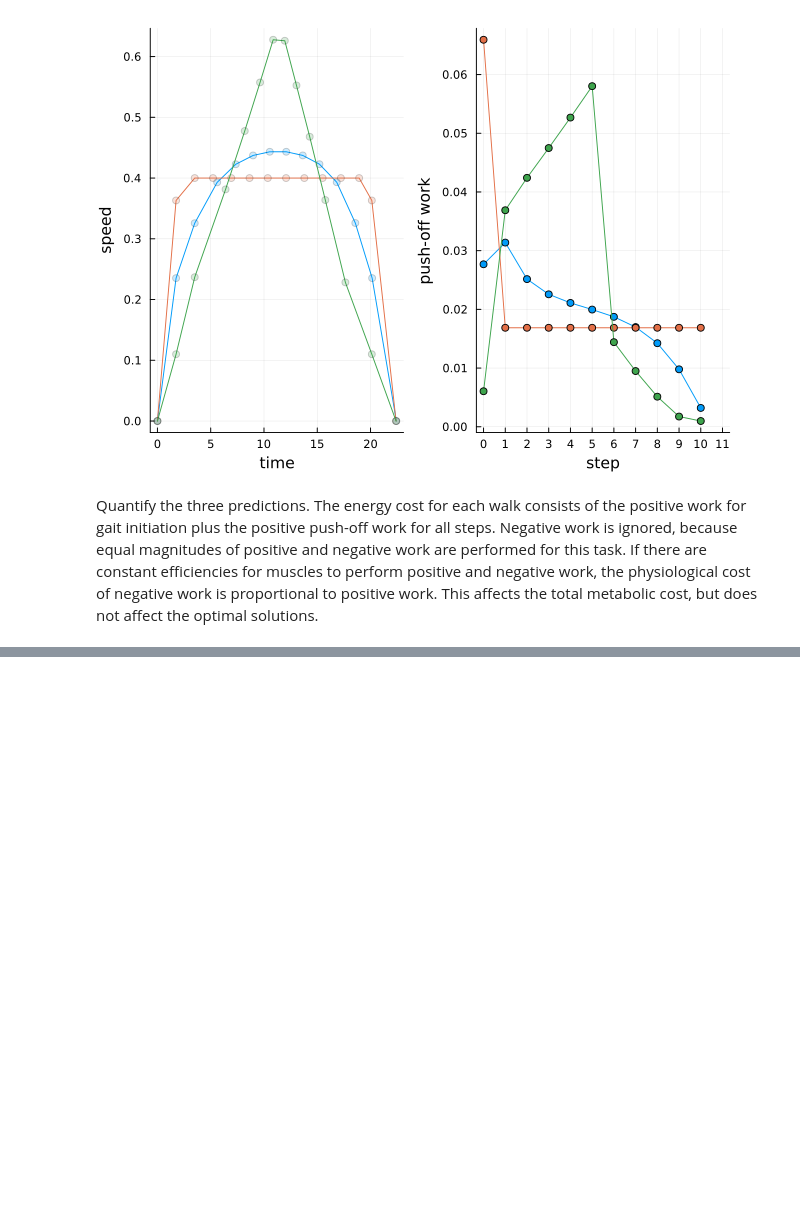
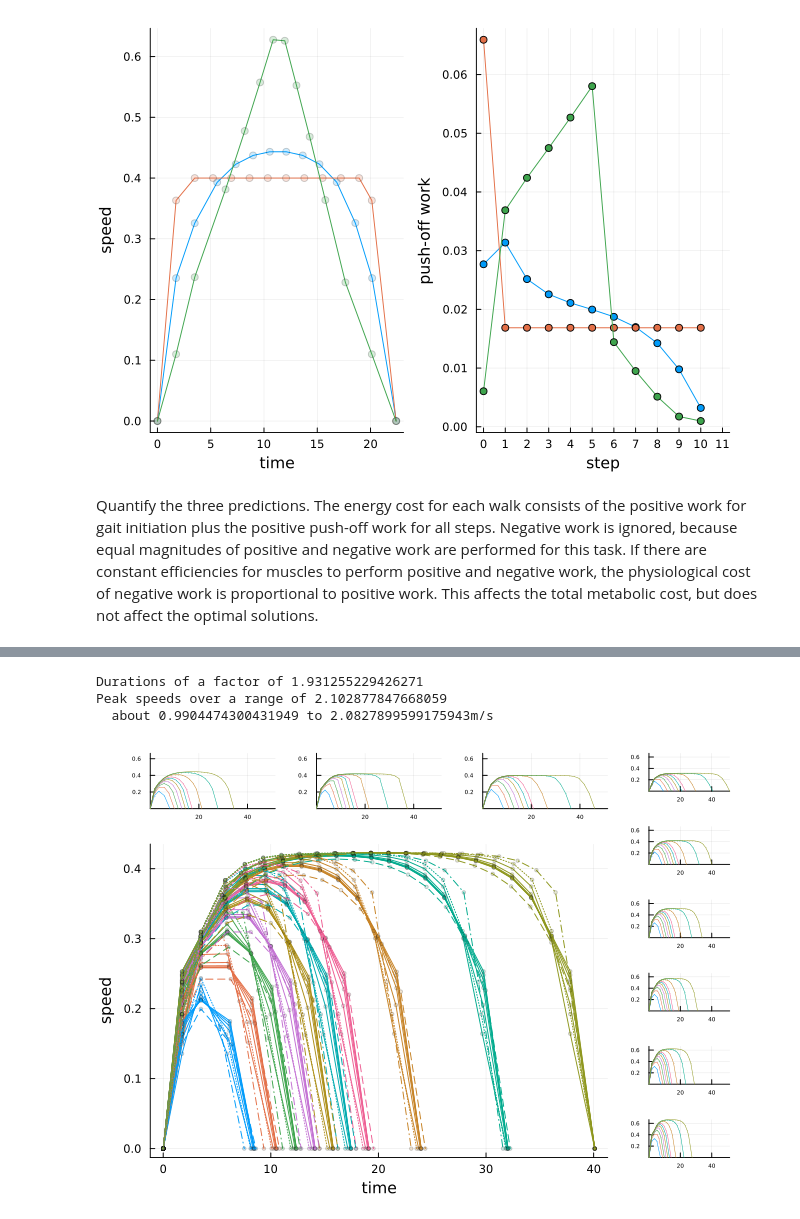
Before and after one commit to kuo-lab/simplelocomotionmodel, a Jupyter notebook: src/shortwalks.ipynb, the cells around one changed output, grey strips where cells are left out. Cells and saved outputs as stored; diff of their text form; code cells hidden in the pictures; blank space fills up the shorter version.

```diff
--- a/src/shortwalks.ipynb
+++ b/src/shortwalks.ipynb
@@ -131,0 +230,62 @@ Minimization of cost of transport is not energetically optimal, because it is le
+# %%
+wstar4 = findgait(WalkRW2l(α=0.35), target=:speed=>0.3, varying=:P)
+ctimes = (0.006, 0.015, 0.0276, 0.0384, 0.0492, 0.06) # valuation of time over a large range
+tchange = 1.75
+walksteps = [1, 2, 3, 4, 5, 6, 7, 10, 15, 20] # take walks of this # of steps
+peaks = zeros(length(walksteps),length(ctimes))
+durations = similar(peaks)
+results = Array{MultiStepResults,2}(undef,(length(walksteps),length(ctimes))) # store each optimization result here
+for (j,ctime) in enumerate(ctimes)
+    for (i,nsteps) in enumerate(walksteps)
+        result = optwalktime(wstar4, nsteps, ctime=ctime) # optimize with a cost of time
+        peaks[i,j] = maximum(stepspeeds(result.steps)[2])
+        durations[i,j] = result.totaltime
+        results[i,j] = result
+    end
+end
+tbase = durations[end,2]
+vbase = peaks[end,2]
+pleft = plot(; )#@layout [grid(1,3); a{0.86h}])
+pright = plot(; layout=grid(6,1))
+ptop = plot(; layout=grid(1,3))
+for (j, ctime) in enumerate(ctimes)
+    for (i,nsteps) in enumerate(walksteps)
+        result = results[i,j]
+        plotvees!(pright,result, tchange=tchange, color=i, usespline=:false, speedtype=:shortwalks,markersize=0, subplot=j,
+            xticks = [20,40], yticks=[0.2,0.4,0.6],xguide="",yguide="",tickfontsize=4,
+            xlims=(0,maximum(durations)+3tchange), ylims=(0,maximum(peaks)), linewidth=0.5) # subplot instantaneous speed vs. time
+        plotvees!(pleft,result, tchange=tchange, color=i, usespline=:false, speedtype=:shortwalks,markersize=2, tscale = tbase/(durations[end,j]),
+            vscale = vbase/peaks[end,j],subplot=1) # main scaled speed vs time
+    end
+end
+for (i,result) in enumerate(resultvss) # add in the variable step length results computed above in resultvss (dash-dot lines)
+    plotvees!(pleft,result, tchange=tchange, usespline=false, speedtype=:shortwalks, color=i, markersize=2, linestyle=:dashdot,subplot=1,
+    tscale = tbase/(durationvss[end]),vscale = vbase/peakspeedvss[end]) # plot instantaneous speed vs. time
+    plotvees!(ptop,result, tchange=tchange, color=i, usespline=:false, speedtype=:shortwalks,markersize=0,
+        xticks = [20,40], yticks=[0.2,0.4,0.6],subplot=2,xguide="",yguide="",tickfontsize=4,
+        xlims=(0,maximum(durations)+3tchange), ylims=(0,maximum(peaks)), linewidth=0.5)
+end
+for (i,result) in enumerate(results43) # add in shorter steps (dashed lines)
+    plotvees!(pleft,result, tchange=tchange, color=i, usespline=:false, speedtype=:shortwalks,markersize=2, tscale = tbase/(durations43[end]),
+        vscale = vbase/peakspeeds43[end],subplot=1, linestyle=:dash)
+    plotvees!(ptop,result, tchange=tchange, color=i, usespline=:false, speedtype=:shortwalks,markersize=0,
+        xticks = [20,40], yticks=[0.2,0.4,0.6],subplot=1,xguide="",yguide="",tickfontsize=4,
+        xlims=(0,maximum(durations)+3tchange), ylims=(0,maximum(peaks)), linewidth=0.5)
+end
+for (i,result) in enumerate(results44) # add in longer steps (dotted lines)
+    plotvees!(pleft,result, tchange=tchange, color=i, usespline=:false, speedtype=:shortwalks,markersize=2, tscale = tbase/(durations44[end]),
+        vscale = vbase/peakspeeds44[end],subplot=1, linestyle=:dot)
+    plotvees!(ptop,result, tchange=tchange, color=i, usespline=:false, speedtype=:shortwalks,markersize=0,
+        xticks = [20,40], yticks=[0.2,0.4,0.6],subplot=3, xguide="",yguide="",tickfontsize=4,
+        xlims=(0,maximum(durations)+3tchange), ylims=(0,maximum(peaks)), linewidth=0.5)
+end
+println("Durations of a factor of ", (durations[end,1]+2tchange)/(durations[end,end]+2tchange))
+println("Peak speeds over a range of ", peaks[end,end]/peaks[end,1])
+println("  about ", peaks[end,1]*sqrt(9.81)," to ", peaks[end,end]*sqrt(9.81), "m/s")
+peaks[end,:]*sqrt(9.81)
+plot(ptop, pleft, pright, layout= @layout [ [a{0.15h}; b] c{0.15w}])
+# %% [output]
+Durations of a factor of 1.931255229426271
+Peak speeds over a range of 2.102877847668059
+  about 0.9904474300431949 to 2.0827899599175943m/s
+[figure, added]
```
Also changed, not shown: parts of 13 cells of this notebook, 11 other files.
